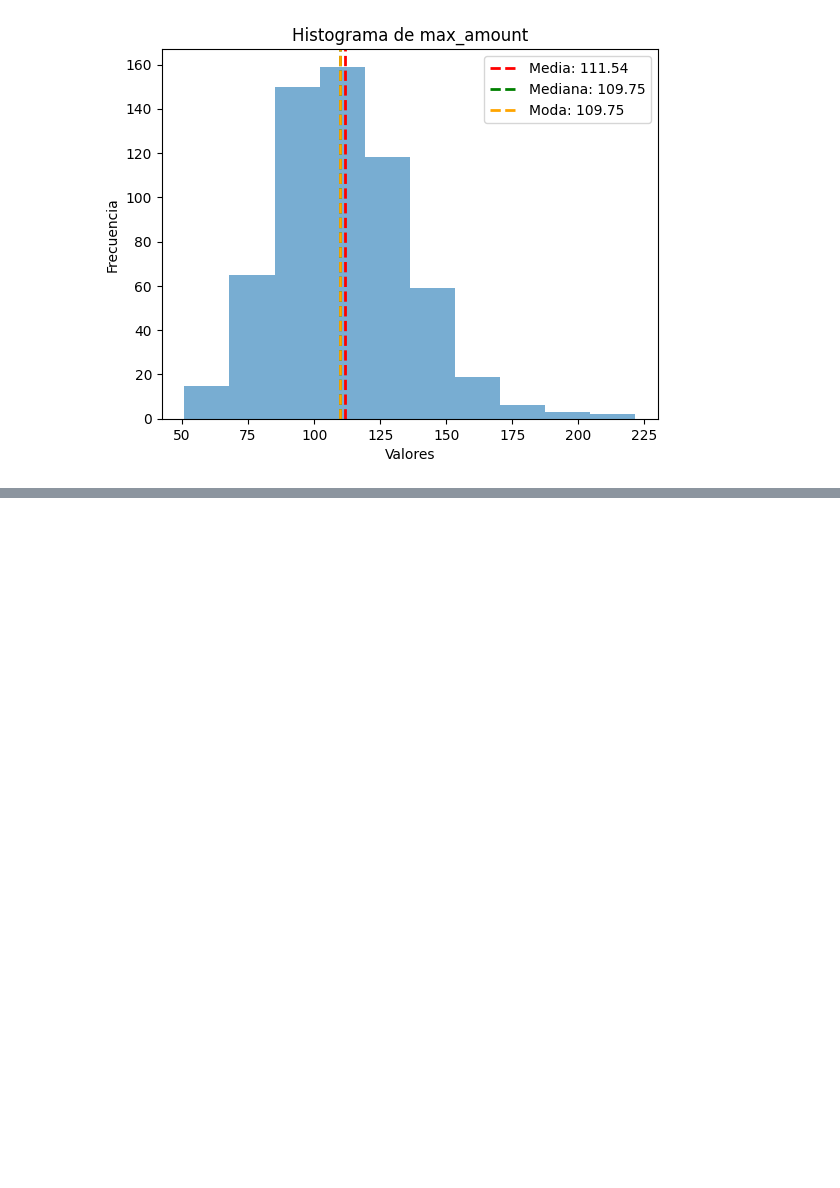
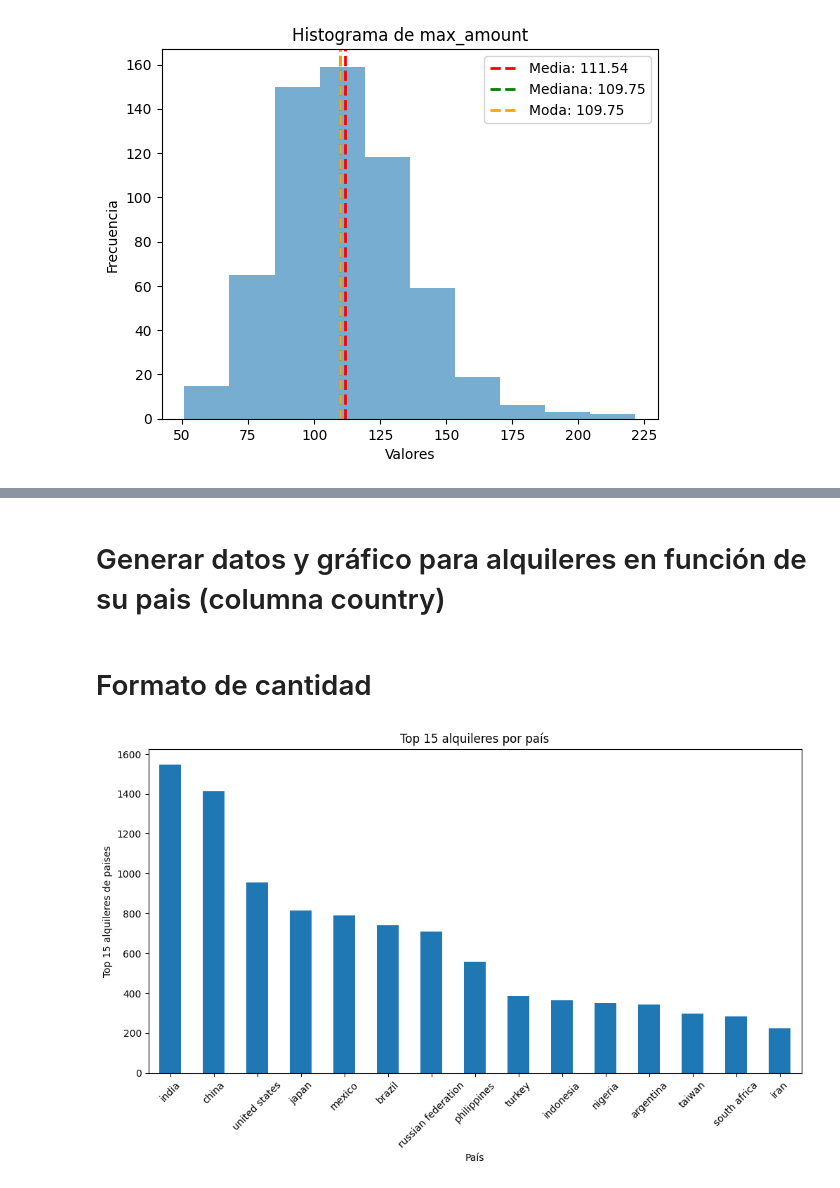
Before and after one commit to JaimeAmuedoJAH/consulta-analisis-datos-sakila, a Jupyter notebook: notebook/ProyectoIII_dataframe1.ipynb, the cells around one changed output, grey strips where cells are left out. Saved outputs shown, nothing was run; the diff lists cells and outputs as text; code cells hidden in the pictures; blank space fills up the shorter version.

```diff
--- a/notebook/ProyectoIII_dataframe1.ipynb
+++ b/notebook/ProyectoIII_dataframe1.ipynb
@@ -264,0 +377,14 @@ for datos, nombre in zip(datasets, nombres):
+# %% [markdown]
+# Generar datos y gráfico para alquileres en función de su pais (columna country)
+# %% [markdown]
+# Formato de cantidad
+# %%
+df_copy['country'].value_counts().head(15).plot(kind='bar', figsize=(12,6))
+
+plt.xlabel("País")
+plt.ylabel("Top 15 alquileres de paises")
+plt.title("Top 15 alquileres por país")
+plt.xticks(rotation=45)
+plt.show()
+# %% [output]
+[figure, added]
```
Also changed, not shown: parts of 10 cells of this notebook, 2 other files.
